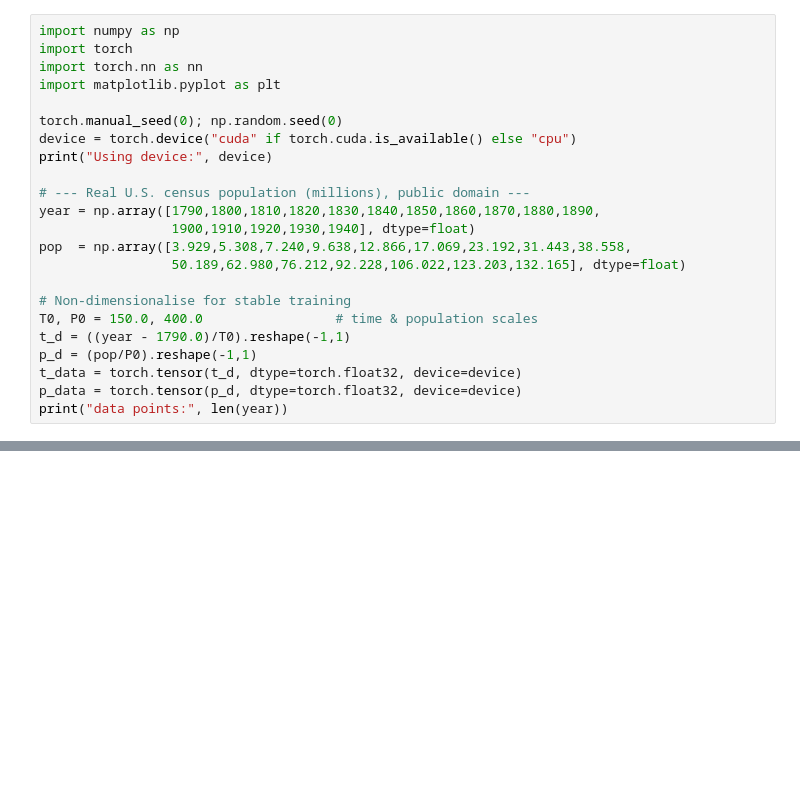
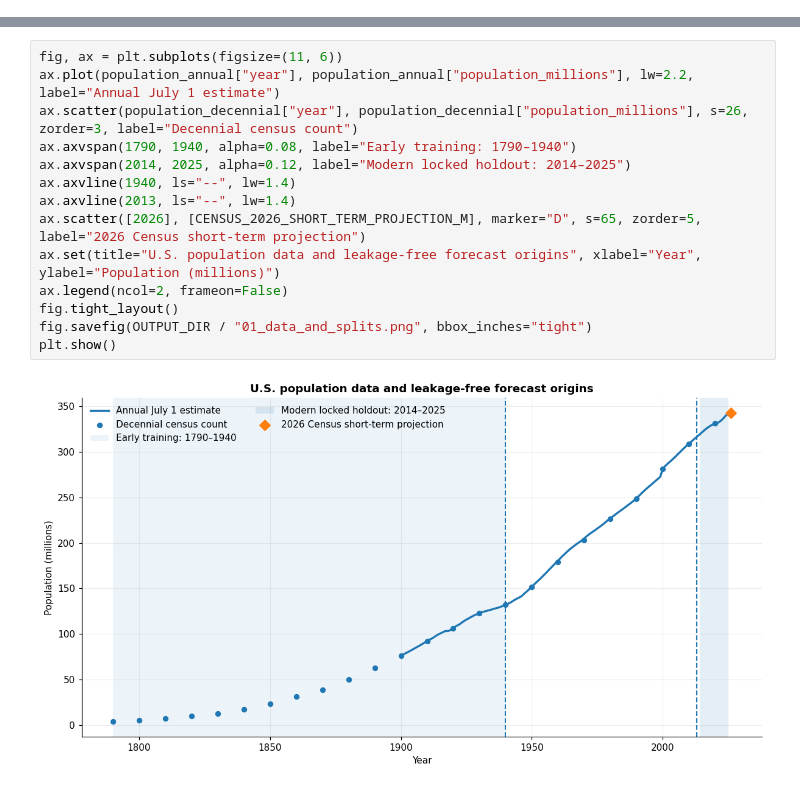
Before and after one commit to alishahmohammadi26/physics-ai-pinns, a Jupyter notebook: 02_Solving_ODEs_with_Neural_Networks/notebooks/01_logistic_population_growth.ipynb, the cells around one changed output, grey strips where cells are left out. Drawn from its saved outputs; the diff is of its cells as text; blank space fills up the shorter version.

```diff
--- a/02_Solving_ODEs_with_Neural_Networks/notebooks/01_logistic_population_growth.ipynb
+++ b/02_Solving_ODEs_with_Neural_Networks/notebooks/01_logistic_population_growth.ipynb
@@ -71,23 +0,0 @@ Pearl & Reed (1920) reported $K \approx 197$ million — a 7% difference attribu
-# %%
-import numpy as np
-import torch
-import torch.nn as nn
-import matplotlib.pyplot as plt
-
-torch.manual_seed(0); np.random.seed(0)
-device = torch.device("cuda" if torch.cuda.is_available() else "cpu")
-print("Using device:", device)
-
-# --- Real U.S. census population (millions), public domain ---
-year = np.array([1790,1800,1810,1820,1830,1840,1850,1860,1870,1880,1890,
-                 1900,1910,1920,1930,1940], dtype=float)
-pop  = np.array([3.929,5.308,7.240,9.638,12.866,17.069,23.192,31.443,38.558,
-                 50.189,62.980,76.212,92.228,106.022,123.203,132.165], dtype=float)
-
-# Non-dimensionalise for stable training
-T0, P0 = 150.0, 400.0                 # time & population scales
-t_d = ((year - 1790.0)/T0).reshape(-1,1)
-p_d = (pop/P0).reshape(-1,1)
-t_data = torch.tensor(t_d, dtype=torch.float32, device=device)
-p_data = torch.tensor(p_d, dtype=torch.float32, device=device)
-print("data points:", len(year))
@@ -425,0 +243,16 @@ DeepONet (operator)         0.0177      18.7    N/A
+# %%
+fig, ax = plt.subplots(figsize=(11, 6))
+ax.plot(population_annual["year"], population_annual["population_millions"], lw=2.2, label="Annual July 1 estimate")
+ax.scatter(population_decennial["year"], population_decennial["population_millions"], s=26, zorder=3, label="Decennial census count")
+ax.axvspan(1790, 1940, alpha=0.08, label="Early training: 1790–1940")
+ax.axvspan(2014, 2025, alpha=0.12, label="Modern locked holdout: 2014–2025")
+ax.axvline(1940, ls="--", lw=1.4)
+ax.axvline(2013, ls="--", lw=1.4)
+ax.scatter([2026], [CENSUS_2026_SHORT_TERM_PROJECTION_M], marker="D", s=65, zorder=5, label="2026 Census short-term projection")
+ax.set(title="U.S. population data and leakage-free forecast origins", xlabel="Year", ylabel="Population (millions)")
+ax.legend(ncol=2, frameon=False)
+fig.tight_layout()
+fig.savefig(OUTPUT_DIR / "01_data_and_splits.png", bbox_inches="tight")
+plt.show()
+# %% [output]
+[figure, added]
```
Also changed, not shown: parts of 67 cells of this notebook, 3 other files.
